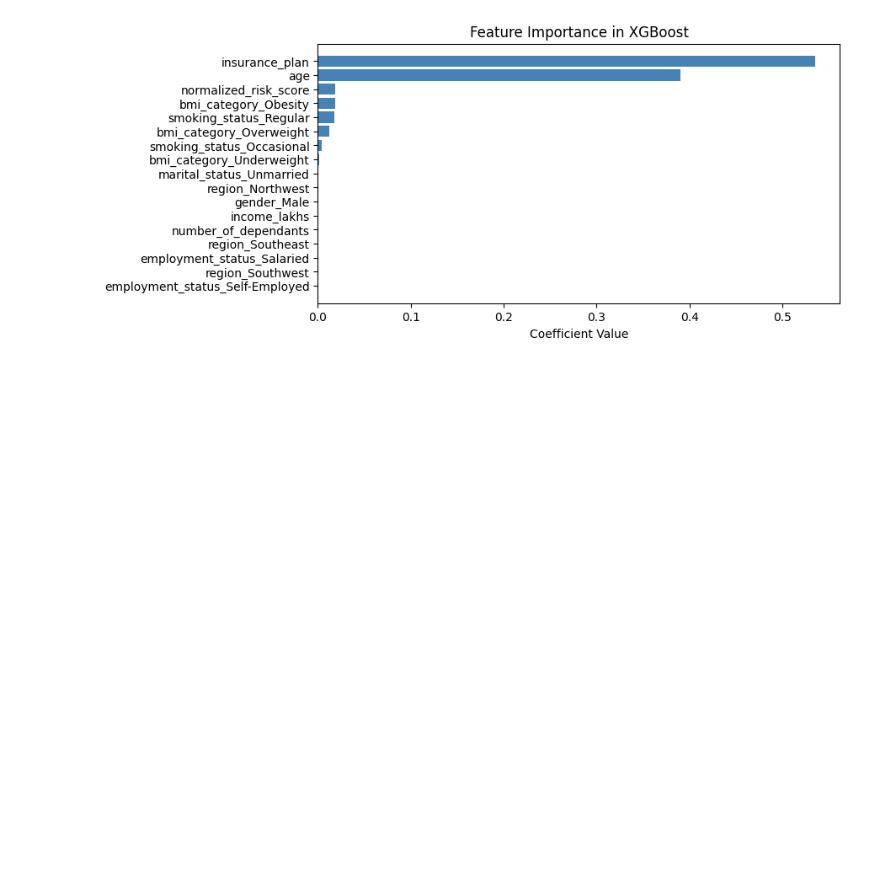
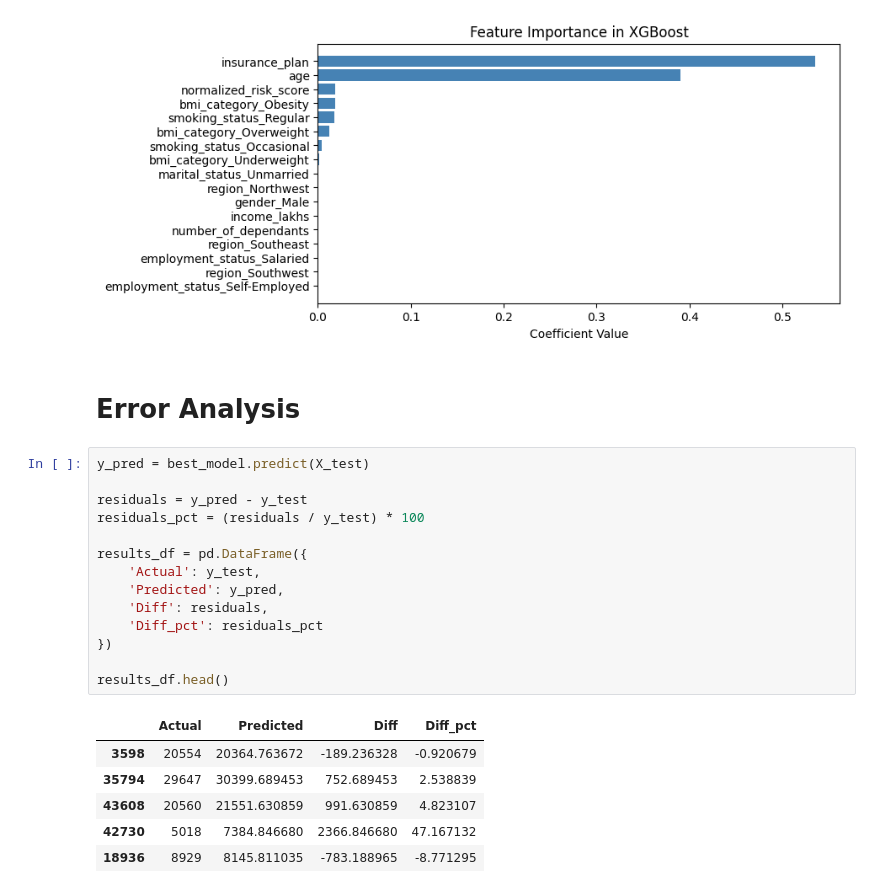
Before and after one commit to ByteMeRadi/Healthcare-Premium-Prediction-App, a Jupyter notebook: data_cleaning/ml_premium_prediction.ipynb, the cells around one changed output. Saved outputs shown, nothing was run; the diff lists cells and outputs as text; blank space fills up the shorter version.

```diff
--- a/data_cleaning/ml_premium_prediction.ipynb
+++ b/data_cleaning/ml_premium_prediction.ipynb
@@ -758,3 +758,26 @@ plt.title('Feature Importance in XGBoost')
 plt.show()
 # %% [output]
 [figure]
+# %% [markdown]
+# Error Analysis
+# %%
+y_pred = best_model.predict(X_test)
+
+residuals = y_pred - y_test
+residuals_pct = (residuals / y_test) * 100
+
+results_df = pd.DataFrame({
+    'Actual': y_test,
+    'Predicted': y_pred,
+    'Diff': residuals,
+    'Diff_pct': residuals_pct
+})
+
+results_df.head()
+# %% [output]
+|  | Actual | Predicted | Diff | Diff_pct |
+| 3598 | 20554 | 20364.763672 | -189.236328 | -0.920679 |
+| 35794 | 29647 | 30399.689453 | 752.689453 | 2.538839 |
+| 43608 | 20560 | 21551.630859 | 991.630859 | 4.823107 |
+| 42730 | 5018 | 7384.846680 | 2366.846680 | 47.167132 |
+| 18936 | 8929 | 8145.811035 | -783.188965 | -8.771295 |
```
Also changed, not shown: parts of 2 cells of this notebook.
